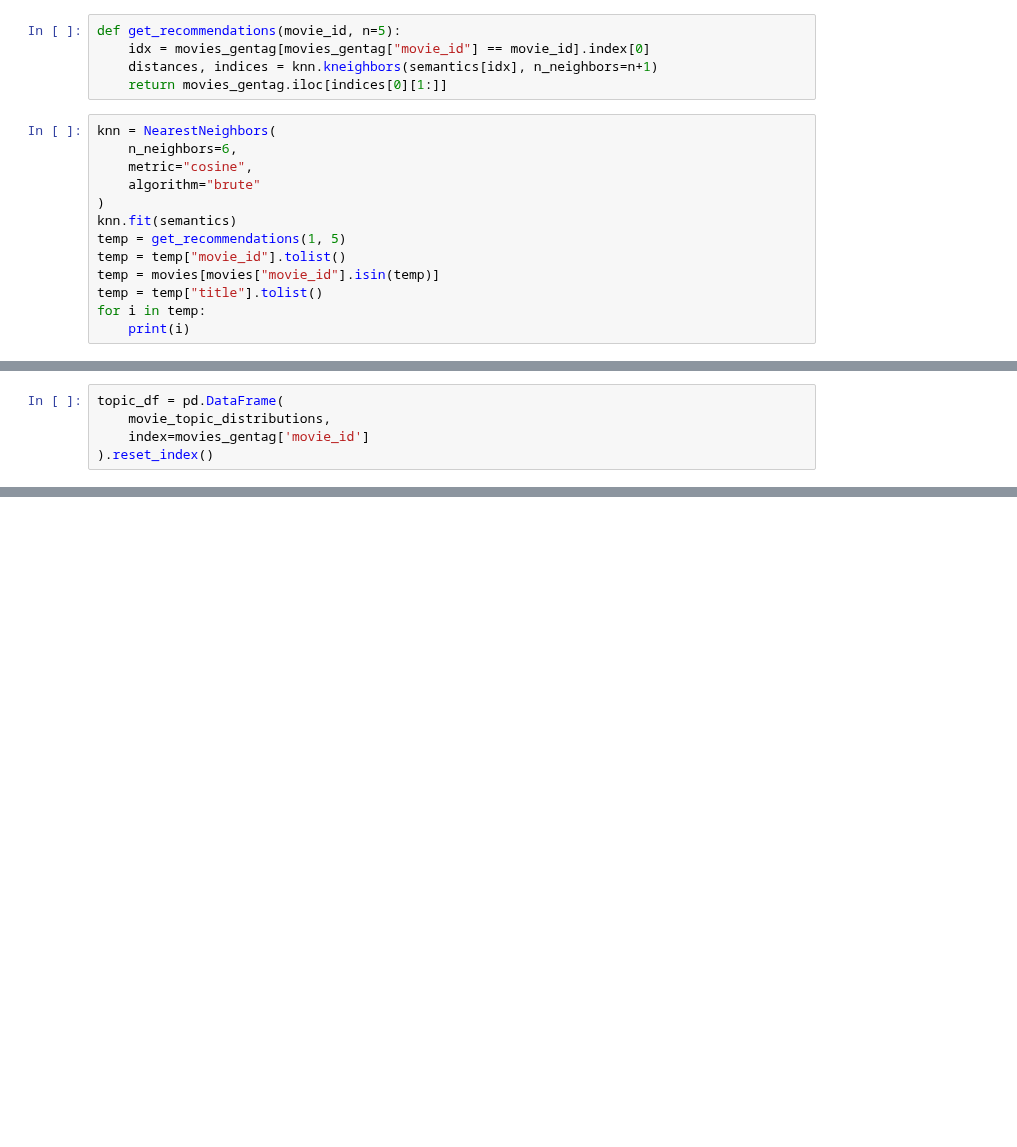
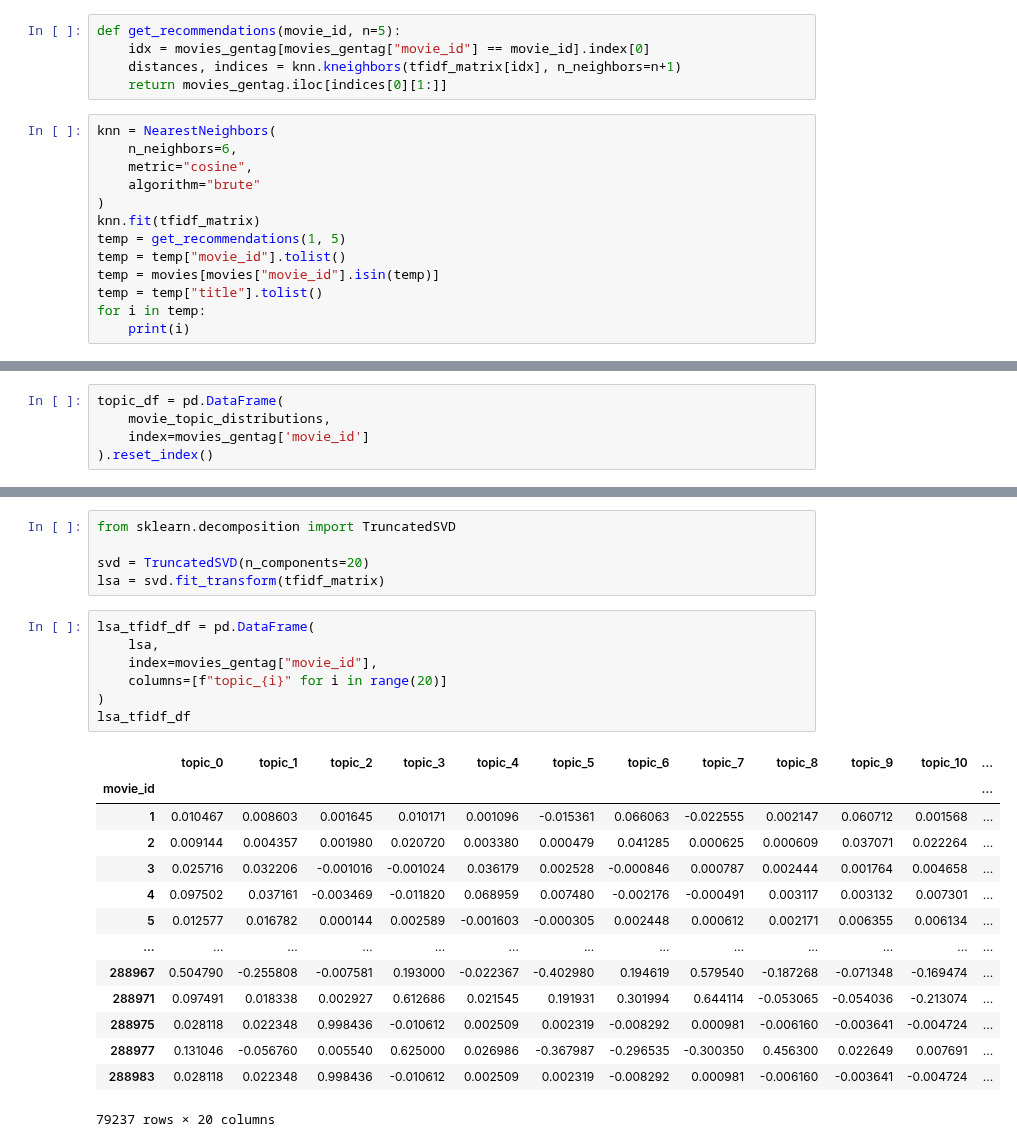
Before and after one commit to AlbotGoodman/machine-learning, a Jupyter notebook: lab2/movies.ipynb, the cells around one changed output, grey strips where cells are left out. Drawn from its saved outputs; the diff is of its cells as text; blank space fills up the shorter version.

```diff
--- a/lab2/movies.ipynb
+++ b/lab2/movies.ipynb
@@ -140,7 +140,7 @@ features = tfidf.get_feature_names_out()
 # %%
 def get_recommendations(movie_id, n=5):
     idx = movies_gentag[movies_gentag["movie_id"] == movie_id].index[0]
-    distances, indices = knn.kneighbors(semantics[idx], n_neighbors=n+1)
+    distances, indices = knn.kneighbors(tfidf_matrix[idx], n_neighbors=n+1)
     return movies_gentag.iloc[indices[0][1:]]
 # %%
 knn = NearestNeighbors(
@@ -148,7 +148,7 @@ knn = NearestNeighbors(
     metric="cosine",
     algorithm="brute"
 )
-knn.fit(semantics)
+knn.fit(tfidf_matrix)
 temp = get_recommendations(1, 5)
 temp = temp["movie_id"].tolist()
 temp = movies[movies["movie_id"].isin(temp)]
@@ -226,0 +229,27 @@ topic_df
+# %%
+from sklearn.decomposition import TruncatedSVD
+
+svd = TruncatedSVD(n_components=20)
+lsa = svd.fit_transform(tfidf_matrix)
+# %%
+lsa_tfidf_df = pd.DataFrame(
+    lsa,
+    index=movies_gentag["movie_id"],
+    columns=[f"topic_{i}" for i in range(20)]
+)
+lsa_tfidf_df
+# %% [output]
+|  | topic_0 | topic_1 | topic_2 | topic_3 | topic_4 | topic_5 | topic_6 | topic_7 | topic_8 | topic_9 | topic_10 | ... |
+| movie_id |  |  |  |  |  |  |  |  |  |  |  | ... |
+| 1 | 0.010467 | 0.008603 | 0.001645 | 0.010171 | 0.001096 | -0.015361 | 0.066063 | -0.022555 | 0.002147 | 0.060712 | 0.001568 | ... |
+| 2 | 0.009144 | 0.004357 | 0.001980 | 0.020720 | 0.003380 | 0.000479 | 0.041285 | 0.000625 | 0.000609 | 0.037071 | 0.022264 | ... |
+| 3 | 0.025716 | 0.032206 | -0.001016 | -0.001024 | 0.036179 | 0.002528 | -0.000846 | 0.000787 | 0.002444 | 0.001764 | 0.004658 | ... |
+| 4 | 0.097502 | 0.037161 | -0.003469 | -0.011820 | 0.068959 | 0.007480 | -0.002176 | -0.000491 | 0.003117 | 0.003132 | 0.007301 | ... |
+| 5 | 0.012577 | 0.016782 | 0.000144 | 0.002589 | -0.001603 | -0.000305 | 0.002448 | 0.000612 | 0.002171 | 0.006355 | 0.006134 | ... |
+| ... | ... | ... | ... | ... | ... | ... | ... | ... | ... | ... | ... | ... |
+| 288967 | 0.504790 | -0.255808 | -0.007581 | 0.193000 | -0.022367 | -0.402980 | 0.194619 | 0.579540 | -0.187268 | -0.071348 | -0.169474 | ... |
+| 288971 | 0.097491 | 0.018338 | 0.002927 | 0.612686 | 0.021545 | 0.191931 | 0.301994 | 0.644114 | -0.053065 | -0.054036 | -0.213074 | ... |
+| 288975 | 0.028118 | 0.022348 | 0.998436 | -0.010612 | 0.002509 | 0.002319 | -0.008292 | 0.000981 | -0.006160 | -0.003641 | -0.004724 | ... |
+| 288977 | 0.131046 | -0.056760 | 0.005540 | 0.625000 | 0.026986 | -0.367987 | -0.296535 | -0.300350 | 0.456300 | 0.022649 | 0.007691 | ... |
+| 288983 | 0.028118 | 0.022348 | 0.998436 | -0.010612 | 0.002509 | 0.002319 | -0.008292 | 0.000981 | -0.006160 | -0.003641 | -0.004724 | ... |
+79237 rows × 20 columns
```
Also changed, not shown: parts of 5 cells of this notebook.
